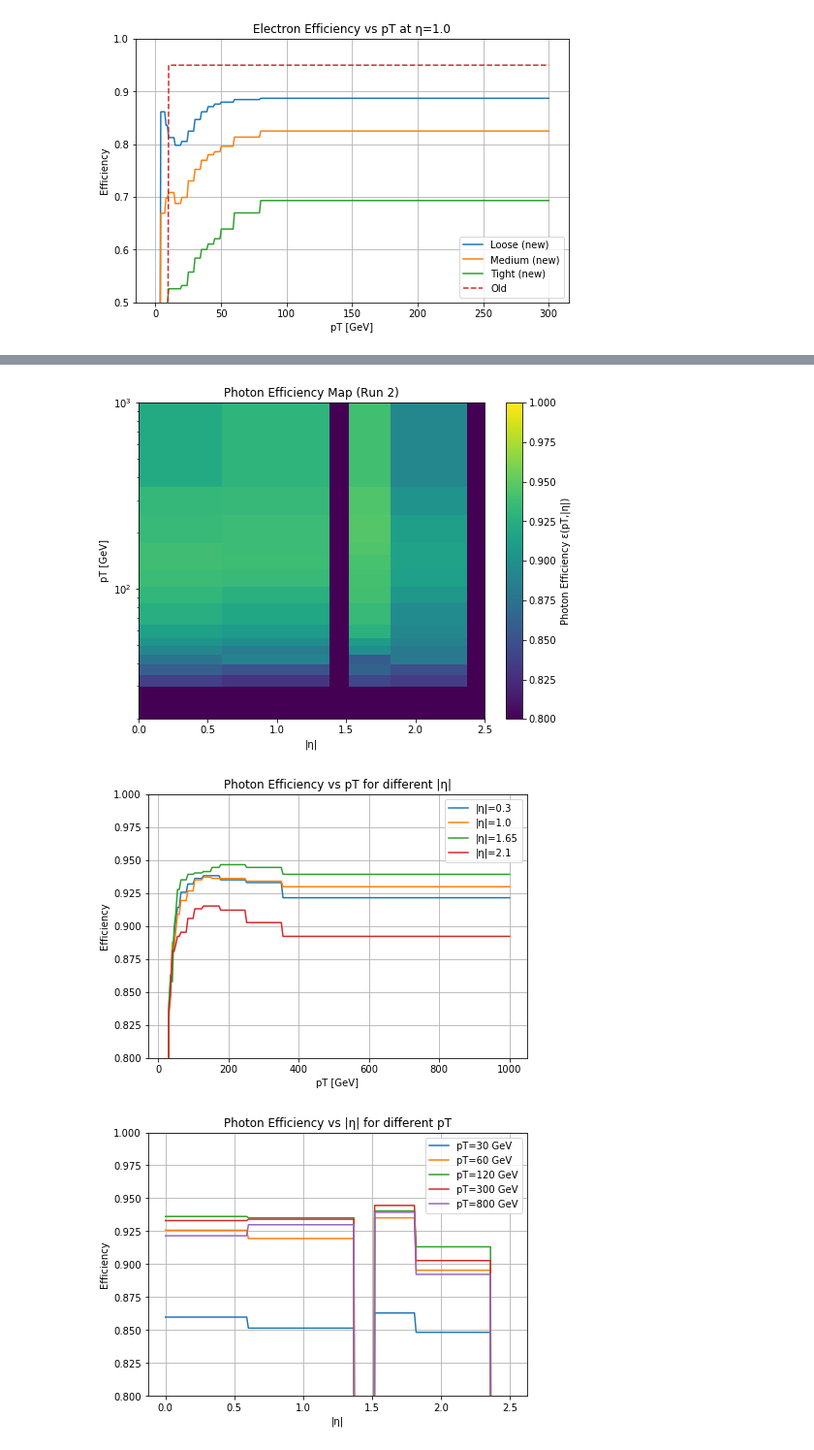
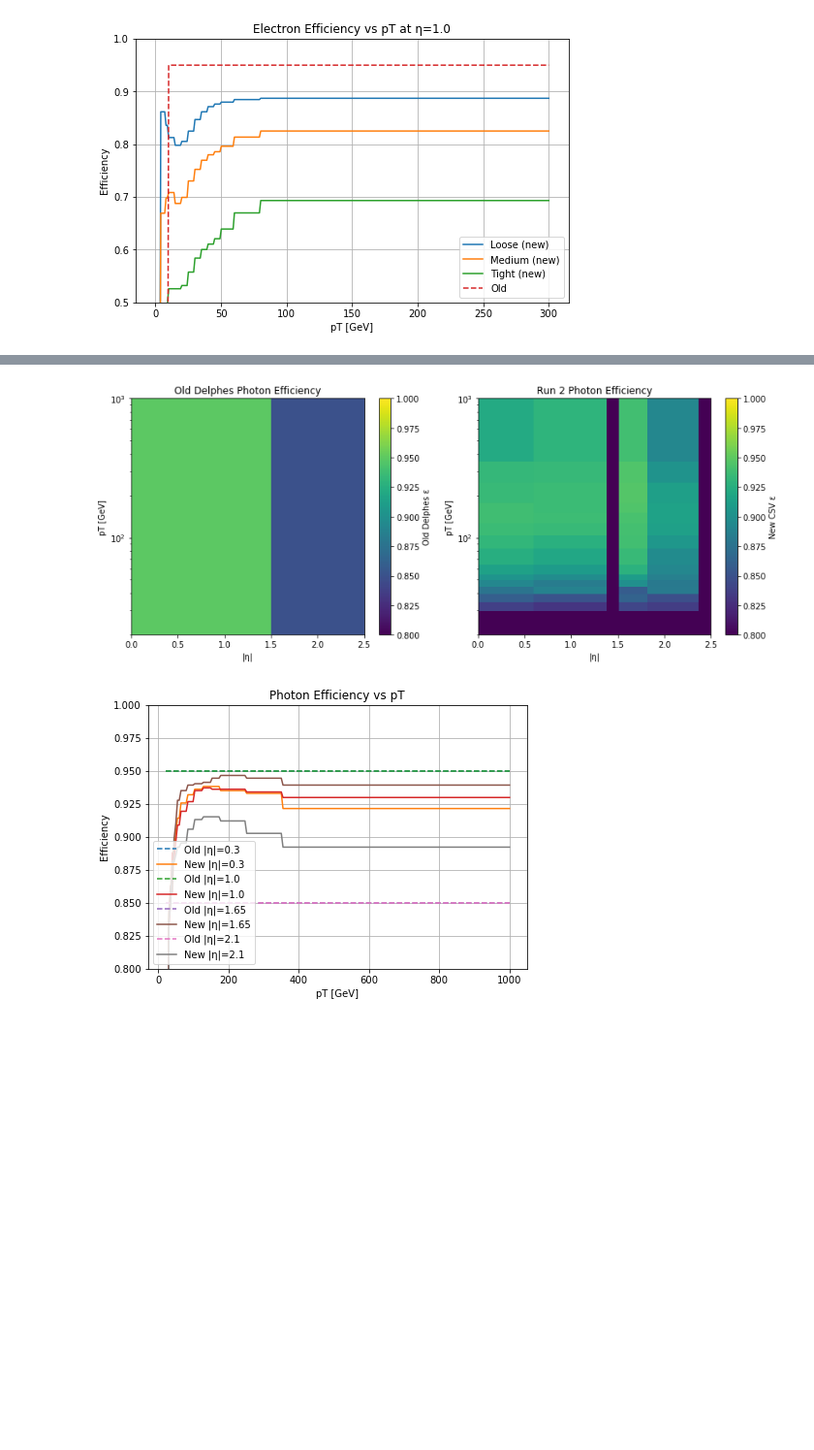
Before and after one commit to delphes/delphes, a Jupyter notebook: cards/ATLAS_Run2/parameter_fits.ipynb, the cells around one changed output, grey strips where cells are left out. Shown: that part at 97% size. Cells and saved outputs as stored; diff of their text form; code cells hidden in the pictures; blank space fills up the shorter version.

```diff
--- a/cards/ATLAS_Run2/parameter_fits.ipynb
+++ b/cards/ATLAS_Run2/parameter_fits.ipynb
@@ -580,69 +580,88 @@ Paper: https://arxiv.org/pdf/2308.13362
 
 <img src="images/photon_eff_1.png" style="width:250px;"><img src="images/photon_eff_2.png" style="width:250px;"><img src="images/photon_eff_3.png" style="width:250px;"><img src="images/photon_eff_4.png" style="width:250px;">
 # %%
+# --- Old Delphes photon efficiency ---
+def old_photon_eff(pt, eta):
+    aeta = abs(eta)
+    if pt <= 10.0:
+        return 0.0
+    elif aeta <= 1.5:
+        return 0.95
+    elif 1.5 < aeta <= 2.5:
+        return 0.85
+    else:
+        return 0.0
+
+# --- New CSV-based photon efficiency ---
 photon_eff_data = np.genfromtxt("data/Photon Efficiency - pt_eta.csv", delimiter=",", skip_header=1)
-
 eff_0_eta_0_6, eff_0_6_eta_1_37, eff_1_52_eta_1_81, eff_1_81_eta_1_2_37, pt1, pt2 = photon_eff_data.T
 
 eta_bins = [(0.0, 0.6), (0.6, 1.37), (1.52, 1.81), (1.81, 2.37)]
 eff_eta = [eff_0_eta_0_6, eff_0_6_eta_1_37, eff_1_52_eta_1_81, eff_1_81_eta_1_2_37]
 
-def photon_eff(pt, eta):
-    """Piecewise photon efficiency based on pt and abs(eta)."""
+def new_photon_eff(pt, eta):
     aeta = abs(eta)
-    eff_pt_eta = 0.0
     for i, (emin, emax) in enumerate(eta_bins):
         if emin <= aeta < emax:
             eff_table = list(zip(eff_eta[i], pt1, pt2))
             for eff, pmin, pmax in eff_table:
                 if pmin <= pt < pmax:
                     return eff
             if pt >= pt2[-1]:
                 return eff_table[-1][0]
             return 0.0
     return 0.0
 
+# --- Vectorize functions for plotting ---
+v_old_eff = np.vectorize(old_photon_eff)
+v_new_eff = np.vectorize(new_photon_eff)
+
+# --- Create a meshgrid for pT and eta ---
 etas = np.linspace(0, 2.5, 200)
 pts = np.linspace(20, 1000, 200)
 E, P = np.meshgrid(etas, pts)
 
-v_eff = np.vectorize(photon_eff)
-Z = v_eff(P, E)
+# --- Compute efficiencies ---
+Z_old = v_old_eff(P, E)
+Z_new = v_new_eff(P, E)
 
-plt.figure(figsize=(8,6))
-plt.pcolormesh(E, P, Z, shading='auto', cmap='viridis', vmin=0.8, vmax=1.0)
-plt.colorbar(label="Photon Efficiency ε(pT,|η|)")
+# --- Plot comparison map ---
+plt.figure(figsize=(12,5))
+
+plt.subplot(1,2,1)
+plt.pcolormesh(E, P, Z_old, shading='auto', cmap='viridis', vmin=0.8, vmax=1.0)
+plt.colorbar(label="Old Delphes ε")
 plt.xlabel("|η|")
 plt.ylabel("pT [GeV]")
-plt.title("Photon Efficiency Map (Run 2)")
+plt.title("Old Delphes Photon Efficiency")
 plt.yscale('log')
+
+plt.subplot(1,2,2)
+plt.pcolormesh(E, P, Z_new, shading='auto', cmap='viridis', vmin=0.8, vmax=1.0)
+plt.colorbar(label="New CSV ε")
+plt.xlabel("|η|")
+plt.ylabel("pT [GeV]")
+plt.title("Run 2 Photon Efficiency")
+plt.yscale('log')
+
+plt.tight_layout()
 plt.show()
 
+# --- Optional: efficiency vs pT for fixed eta ---
 plt.figure(figsize=(7,5))
 for eta_fixed in [0.3, 1.0, 1.65, 2.1]:
-    plt.plot(pts, v_eff(pts, eta_fixed), label=f"|η|={eta_fixed}")
+    plt.plot(pts, v_old_eff(pts, eta_fixed), '--', label=f"Old |η|={eta_fixed}")
+    plt.plot(pts, v_new_eff(pts, eta_fixed), '-', label=f"New |η|={eta_fixed}")
 plt.xlabel("pT [GeV]")
 plt.ylabel("Efficiency")
-plt.title("Photon Efficiency vs pT for different |η|")
+plt.title("Photon Efficiency vs pT")
 plt.grid(True)
 plt.legend()
 plt.ylim(0.8, 1.0)
 plt.show()
-
-plt.figure(figsize=(7,5))
-for pt_fixed in [30, 60, 120, 300, 800]:
-    plt.plot(etas, v_eff(pt_fixed, etas), label=f"pT={pt_fixed} GeV")
-plt.xlabel("|η|")
-plt.ylabel("Efficiency")
-plt.title("Photon Efficiency vs |η| for different pT")
-plt.grid(True)
-plt.legend()
-plt.ylim(0.8, 1.0)
-plt.show()
 # %% [output]
-[figure, old version]
+[figure, new version]
-[figure, old version]
+[figure, new version]
-[figure, removed]
 # %% [markdown]
 ### B-tagging efficiencies
 
```
Also changed, not shown: parts of 2 cells of this notebook, 3 other files.
